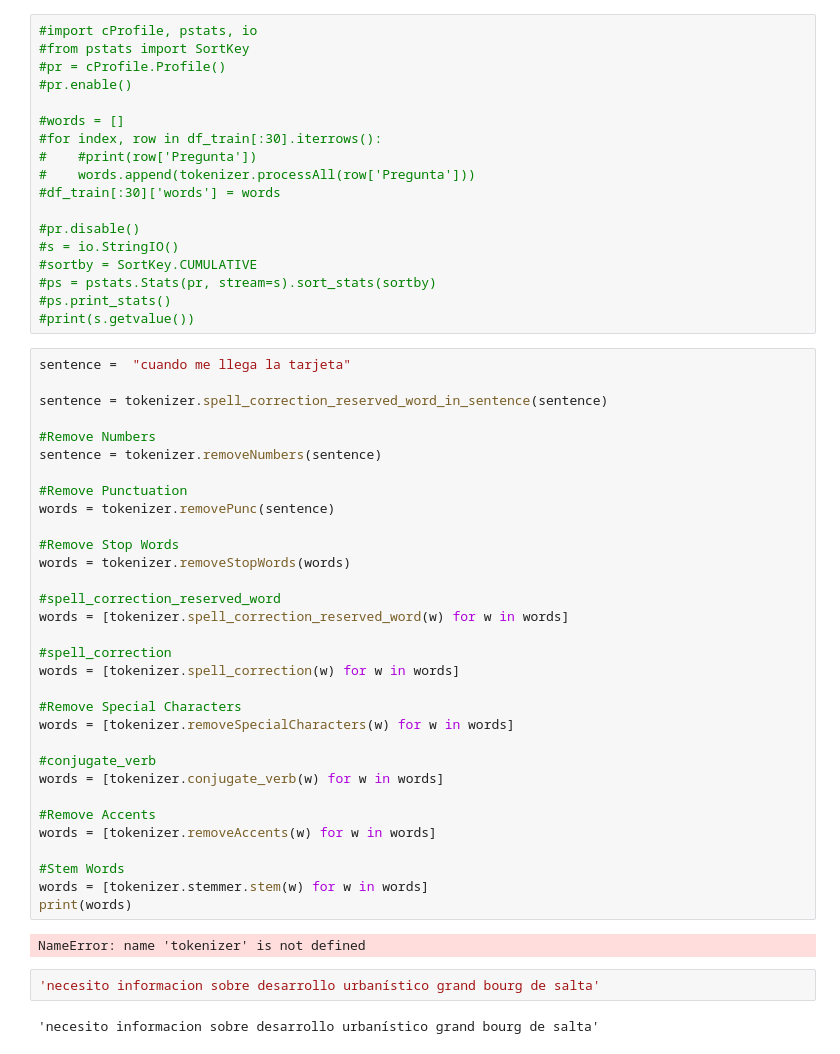
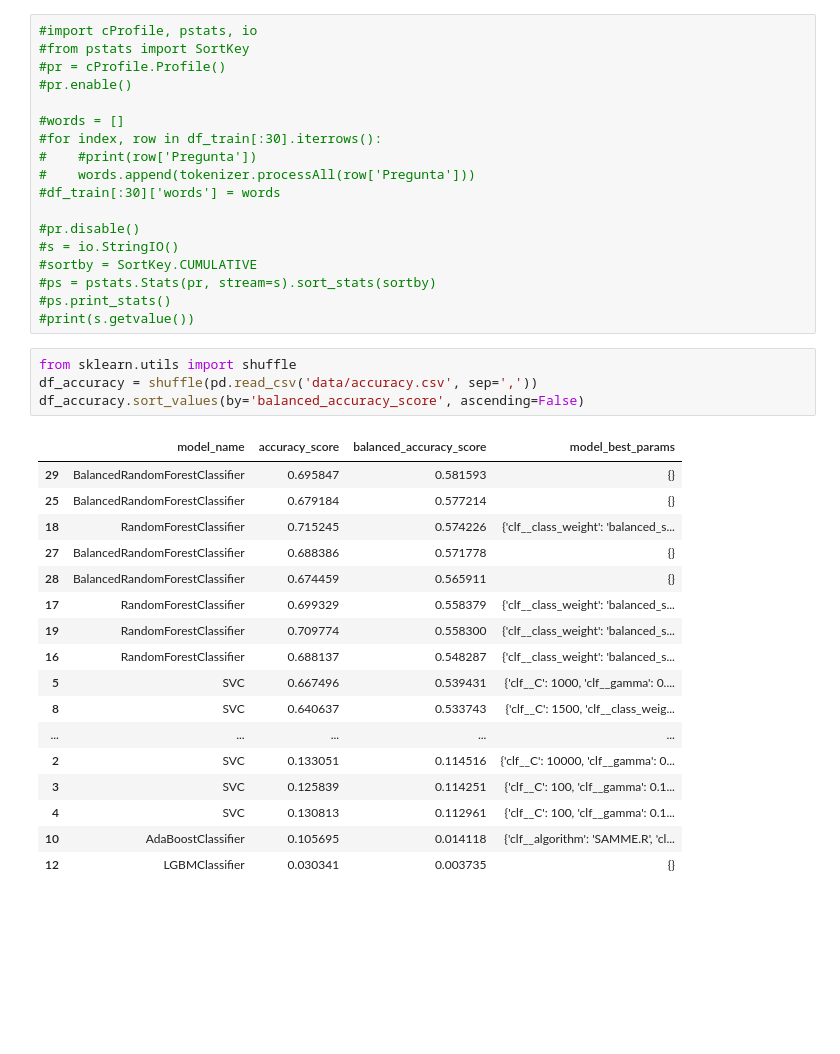
Before and after one commit to joseferrercba/FundacionsadoskySantander, a Jupyter notebook: Santander-Train Pre Processing.ipynb, the cells around one changed output. Drawn from its saved outputs; the diff is of its cells as text; blank space fills up the shorter version.

```diff
--- a/Santander-Train Pre Processing.ipynb
+++ b/Santander-Train Pre Processing.ipynb
@@ -163,41 +232,25 @@ NameError: name 'df_train' is not defined
 #ps = pstats.Stats(pr, stream=s).sort_stats(sortby)
 #ps.print_stats()
 #print(s.getvalue())
-# %%
-sentence =  "cuando me llega la tarjeta"
-
-sentence = tokenizer.spell_correction_reserved_word_in_sentence(sentence)
-
-#Remove Numbers
-sentence = tokenizer.removeNumbers(sentence)
-
-#Remove Punctuation
-words = tokenizer.removePunc(sentence)
-
-#Remove Stop Words
-words = tokenizer.removeStopWords(words)
-
-#spell_correction_reserved_word
-words = [tokenizer.spell_correction_reserved_word(w) for w in words]
-
-#spell_correction
-words = [tokenizer.spell_correction(w) for w in words]
-
-#Remove Special Characters
-words = [tokenizer.removeSpecialCharacters(w) for w in words]
-
-#conjugate_verb
-words = [tokenizer.conjugate_verb(w) for w in words]
-
-#Remove Accents
-words = [tokenizer.removeAccents(w) for w in words]
-
-#Stem Words
-words = [tokenizer.stemmer.stem(w) for w in words]
-print(words)
-# %% [output]
-NameError: name 'tokenizer' is not defined
-# %%
-'necesito informacion sobre desarrollo urbanístico grand bourg de salta'
-# %% [output]
-'necesito informacion sobre desarrollo urbanístico grand bourg de salta'
+# %%
+from sklearn.utils import shuffle
+df_accuracy = shuffle(pd.read_csv('data/accuracy.csv', sep=','))
+df_accuracy.sort_values(by='balanced_accuracy_score', ascending=False)
+# %% [output]
+|  | model_name | accuracy_score | balanced_accuracy_score | model_best_params |
+| 29 | BalancedRandomForestClassifier | 0.695847 | 0.581593 | {} |
+| 25 | BalancedRandomForestClassifier | 0.679184 | 0.577214 | {} |
+| 18 | RandomForestClassifier | 0.715245 | 0.574226 | {'clf__class_weight': 'balanced_s... |
+| 27 | BalancedRandomForestClassifier | 0.688386 | 0.571778 | {} |
+| 28 | BalancedRandomForestClassifier | 0.674459 | 0.565911 | {} |
+| 17 | RandomForestClassifier | 0.699329 | 0.558379 | {'clf__class_weight': 'balanced_s... |
+| 19 | RandomForestClassifier | 0.709774 | 0.558300 | {'clf__class_weight': 'balanced_s... |
+| 16 | RandomForestClassifier | 0.688137 | 0.548287 | {'clf__class_weight': 'balanced_s... |
+| 5 | SVC | 0.667496 | 0.539431 | {'clf__C': 1000, 'clf__gamma': 0.... |
+| 8 | SVC | 0.640637 | 0.533743 | {'clf__C': 1500, 'clf__class_weig... |
+| ... | ... | ... | ... | ... |
+| 2 | SVC | 0.133051 | 0.114516 | {'clf__C': 10000, 'clf__gamma': 0... |
+| 3 | SVC | 0.125839 | 0.114251 | {'clf__C': 100, 'clf__gamma': 0.1... |
+| 4 | SVC | 0.130813 | 0.112961 | {'clf__C': 100, 'clf__gamma': 0.1... |
+| 10 | AdaBoostClassifier | 0.105695 | 0.014118 | {'clf__algorithm': 'SAMME.R', 'cl... |
+| 12 | LGBMClassifier | 0.030341 | 0.003735 | {} |
```
Also changed, not shown: parts of 29 cells of this notebook, 20 other files.
